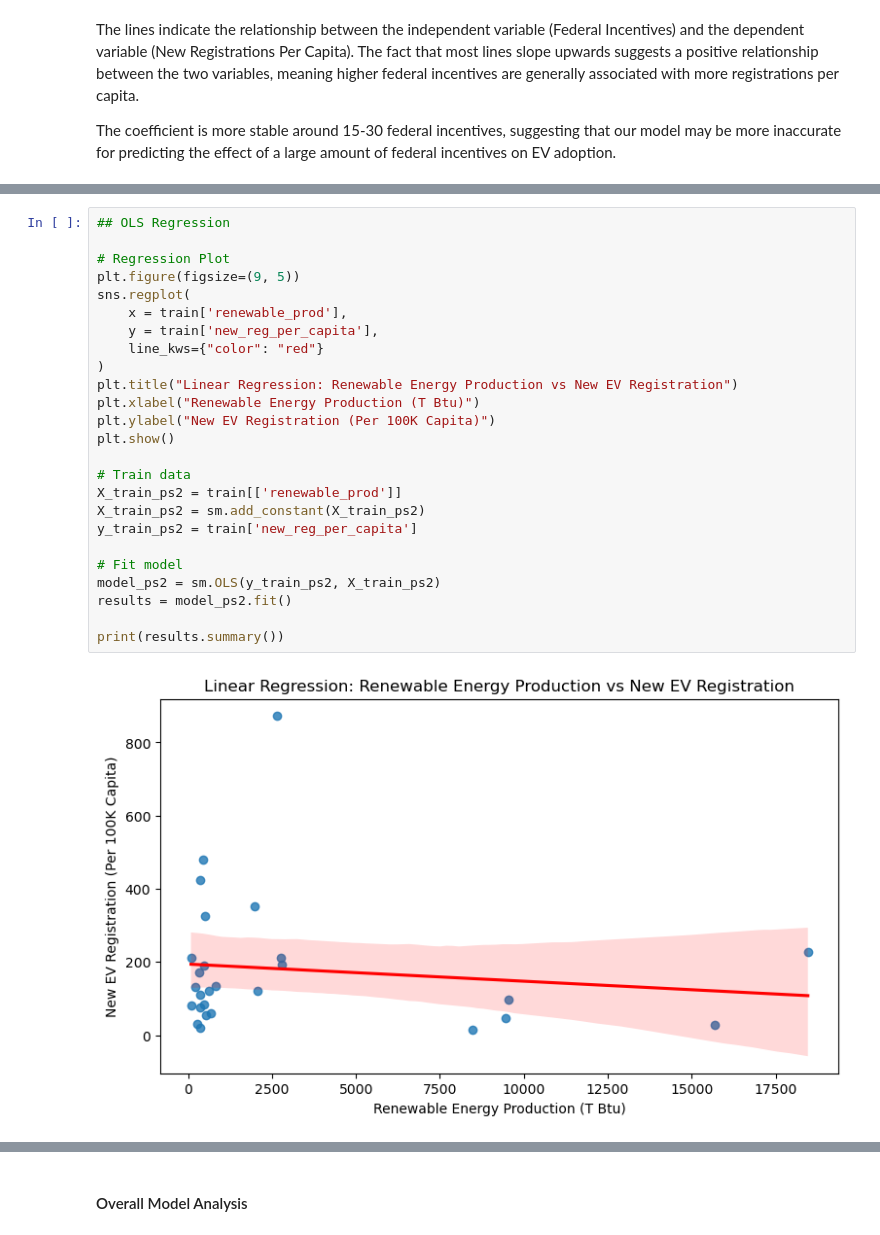
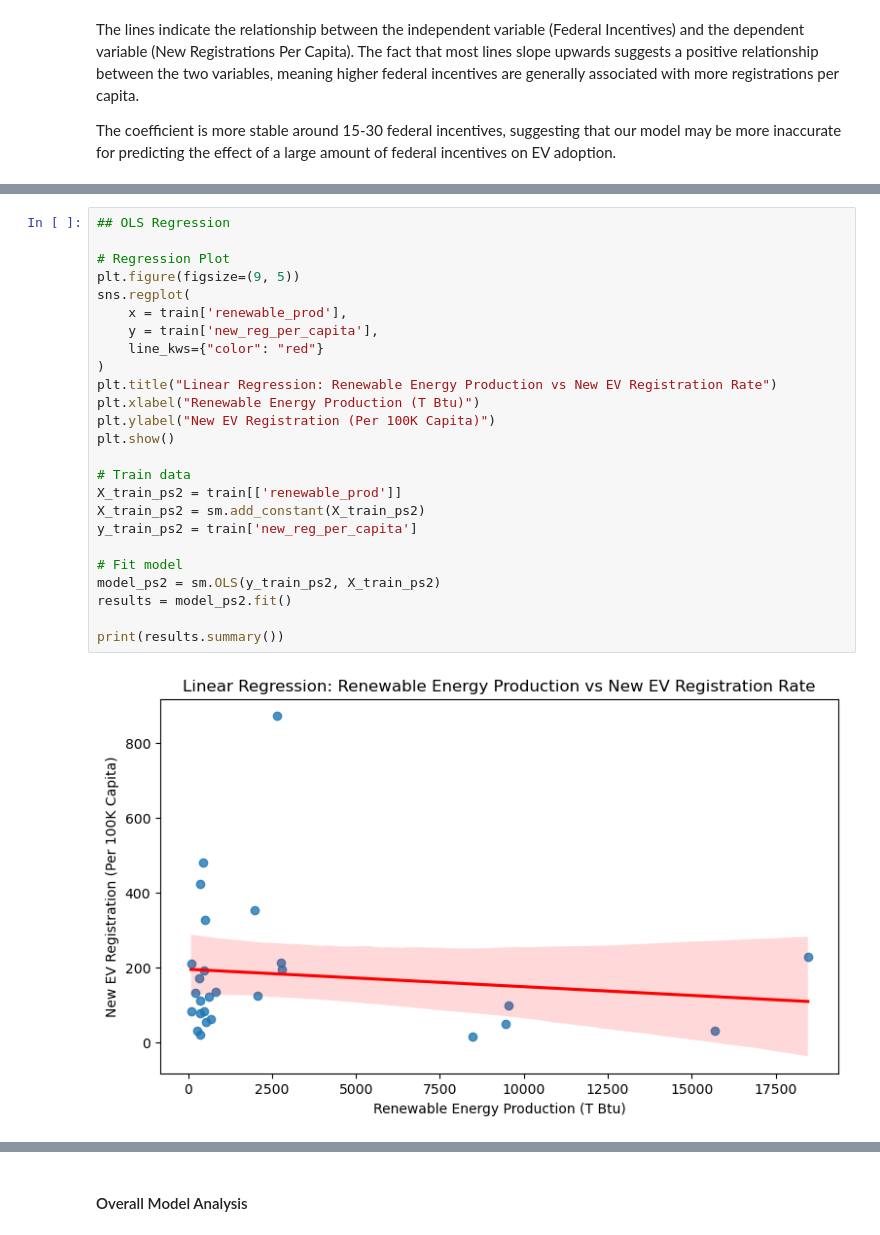
Before and after one commit to kyle-du/ev-research-proj, a Jupyter notebook: INFO2950_Phase 5_Deliverable.ipynb, the cells around one changed output, grey strips where cells are left out. Cells and saved outputs as stored; diff of their text form.

```diff
--- a/INFO2950_Phase 5_Deliverable.ipynb
+++ b/INFO2950_Phase 5_Deliverable.ipynb
@@ -495,30 +508,30 @@ The coefficient is more stable around 15-30 federal incentives, suggesting that
 # %%
 ## OLS Regression
 
 # Regression Plot
 plt.figure(figsize=(9, 5))
 sns.regplot(
     x = train['renewable_prod'],
     y = train['new_reg_per_capita'],
     line_kws={"color": "red"}
 )
-plt.title("Linear Regression: Renewable Energy Production vs New EV Registration")
+plt.title("Linear Regression: Renewable Energy Production vs New EV Registration Rate")
 plt.xlabel("Renewable Energy Production (T Btu)")
 plt.ylabel("New EV Registration (Per 100K Capita)")
 plt.show()
 
 # Train data
 X_train_ps2 = train[['renewable_prod']]
 X_train_ps2 = sm.add_constant(X_train_ps2)
 y_train_ps2 = train['new_reg_per_capita']
 
 # Fit model
 model_ps2 = sm.OLS(y_train_ps2, X_train_ps2)
 results = model_ps2.fit()
 
 print(results.summary())
 # %% [output]
-[figure, old version]
+[figure, new version]
                             OLS Regression Results
 ==============================================================================
 Dep. Variable:     new_reg_per_capita   R-squared:                       0.016
```
Also changed, not shown: parts of 48 cells of this notebook, 2 other files.
